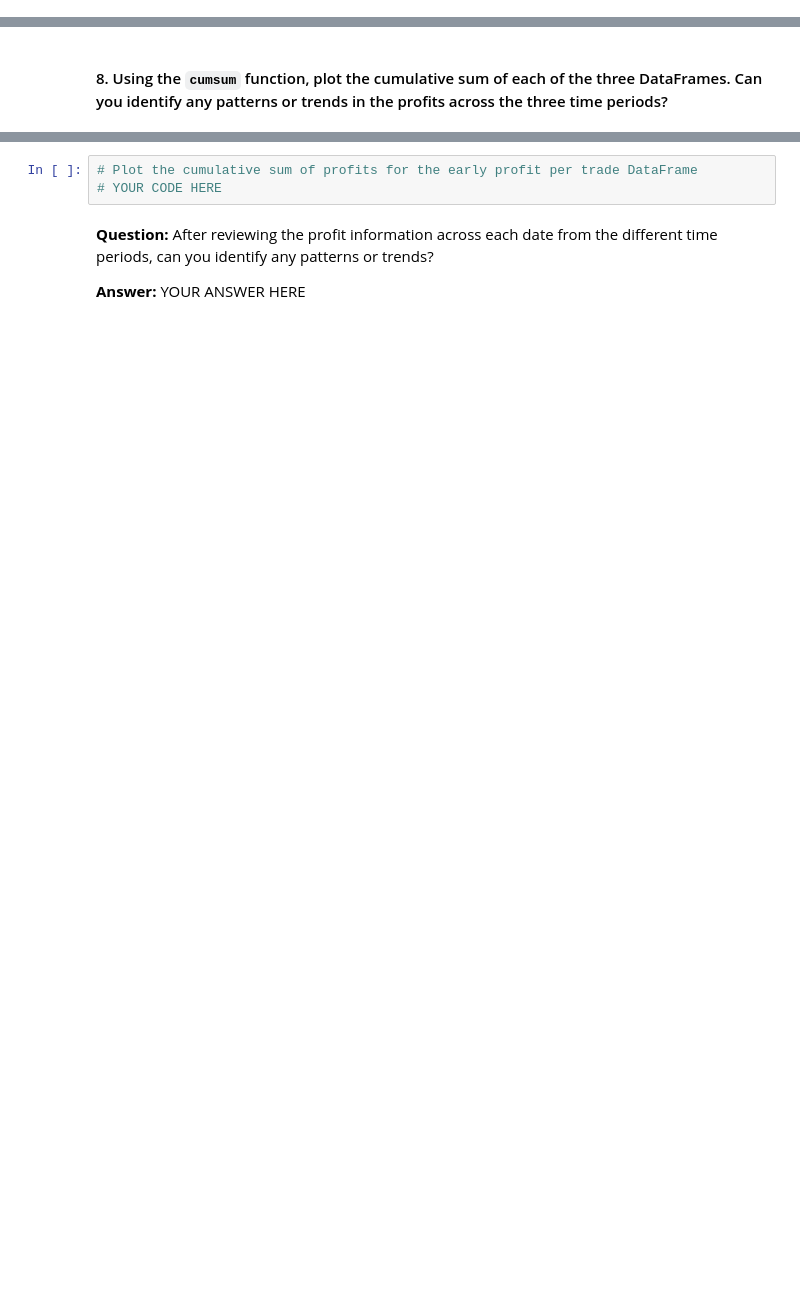
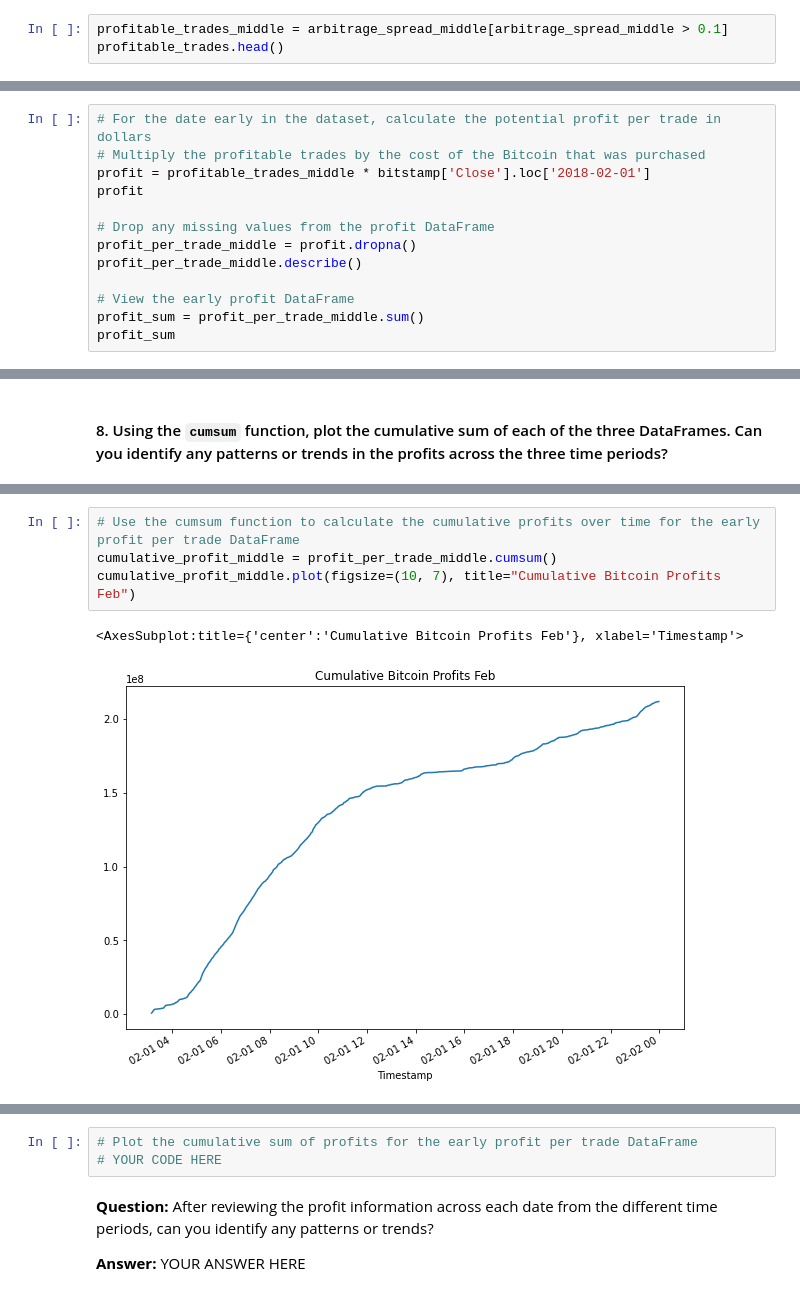
Before and after one commit to vsgellon/crypto_arbitrage, a Jupyter notebook: crypto_arbitrage.ipynb, the cells around one changed output, grey strips where cells are left out. Drawn from its saved outputs; the diff is of its cells as text; blank space fills up the shorter version.

```diff
--- a/crypto_arbitrage.ipynb
+++ b/crypto_arbitrage.ipynb
@@ -584,0 +650,3 @@ profitable_trades_early = # YOUR CODE HERE
+# %%
+profitable_trades_middle = arbitrage_spread_middle[arbitrage_spread_middle > 0.1]
+profitable_trades.head()
@@ -602,0 +729,13 @@ profit_per_trade_early = # YOUR CODE HERE
+# %%
+# For the date early in the dataset, calculate the potential profit per trade in dollars
+# Multiply the profitable trades by the cost of the Bitcoin that was purchased
+profit = profitable_trades_middle * bitstamp['Close'].loc['2018-02-01']
+profit
+
+# Drop any missing values from the profit DataFrame
+profit_per_trade_middle = profit.dropna()
+profit_per_trade_middle.describe()
+
+# View the early profit DataFrame
+profit_sum = profit_per_trade_middle.sum()
+profit_sum
@@ -620,0 +828,7 @@ cumulative_profit_early = # YOUR CODE HERE
+# %%
+# Use the cumsum function to calculate the cumulative profits over time for the early profit per trade DataFrame
+cumulative_profit_middle = profit_per_trade_middle.cumsum()
+cumulative_profit_middle.plot(figsize=(10, 7), title="Cumulative Bitcoin Profits Feb")
+# %% [output]
+<AxesSubplot:title={'center':'Cumulative Bitcoin Profits Feb'}, xlabel='Timestamp'>
+[figure, added]
```
Also changed, not shown: parts of 24 cells of this notebook.
